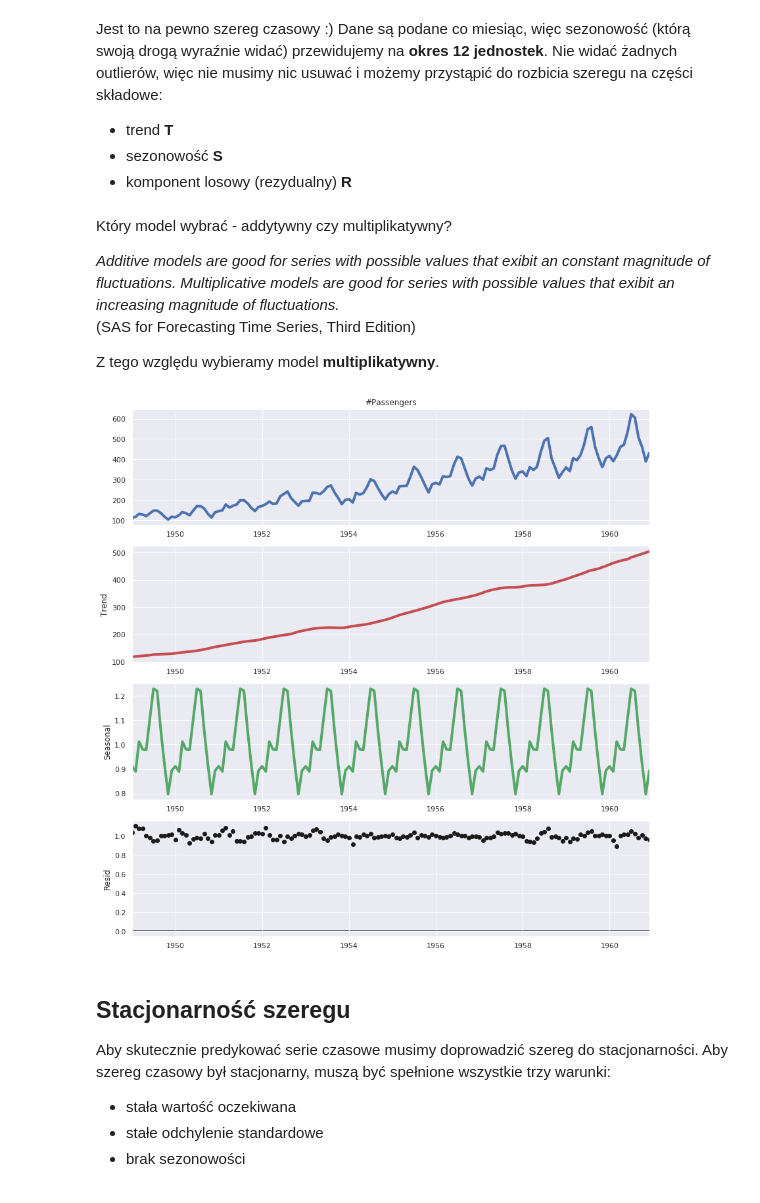
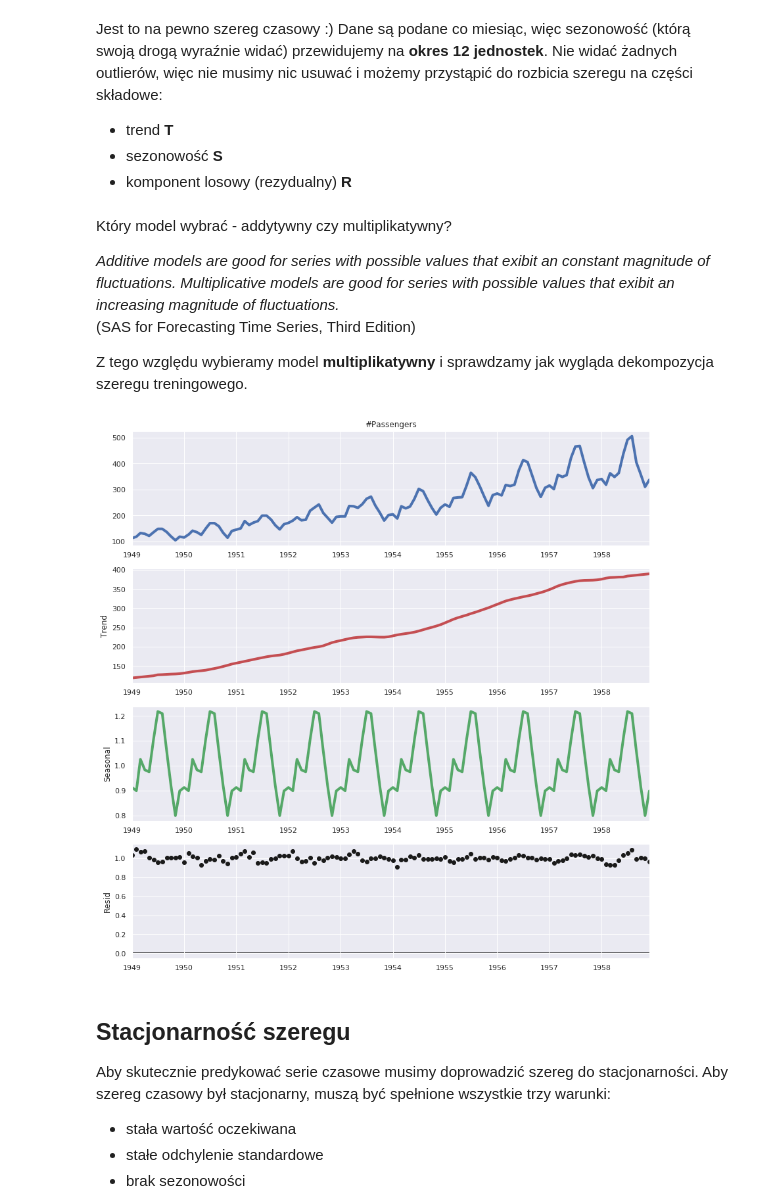
Before and after one commit to martamaslankowska/CDA-assignment04, a Jupyter notebook: Raport.ipynb, the cells around one changed output. Saved outputs shown, nothing was run; the diff lists cells and outputs as text; code cells hidden in the pictures.

Commit message:
Divided data to train and test in whole solution.

```diff
--- a/Raport.ipynb
+++ b/Raport.ipynb
@@ -24,3 +27,7 @@ df_series.head()
+# %%
+N_to_predict = 24
+df_series_train = df_series.iloc[:-N_to_predict]
+df_series_test = df_series.iloc[-N_to_predict:]
 # %%
 def simple_plot(values, xticks=12, predict=False):
     plt.figure(figsize=(12, 6))
@@ -54,24 +64,24 @@ Który model wybrać - addytywny czy multiplikatywny?
 Multiplicative models are good for series with possible values that exibit an increasing magnitude of fluctuations.*
 (SAS for Forecasting Time Series, Third Edition)
 
-Z tego względu wybieramy model **multiplikatywny**.
+Z tego względu wybieramy model **multiplikatywny** i sprawdzamy jak wygląda dekompozycja szeregu treningowego.
 # %%
-multiplicative_model = seasonal_decompose(df_series['#Passengers'], model='multiplicative', extrapolate_trend='freq')
+multiplicative_model = seasonal_decompose(df_series_train['#Passengers'], model='multiplicative', extrapolate_trend='freq')
 
 def plot_sesonal_decompose(model):
     plt.rcParams["figure.figsize"] = (12, 12)
     colors = ['b', 'r', 'g', 'k']
     fig = model.plot()
     axes = fig.axes
     for i, ax in enumerate(axes):
         l = ax.get_lines()[0]
         l.set_color(colors[i])
         l.set_linewidth(4)
     plt.show()
 
 plot_sesonal_decompose(multiplicative_model)
 # %% [output]
-[figure, old version]
+[figure, new version]
 # %% [markdown]
 ## Stacjonarność szeregu
 
```
Also changed, not shown: parts of 25 cells of this notebook.
